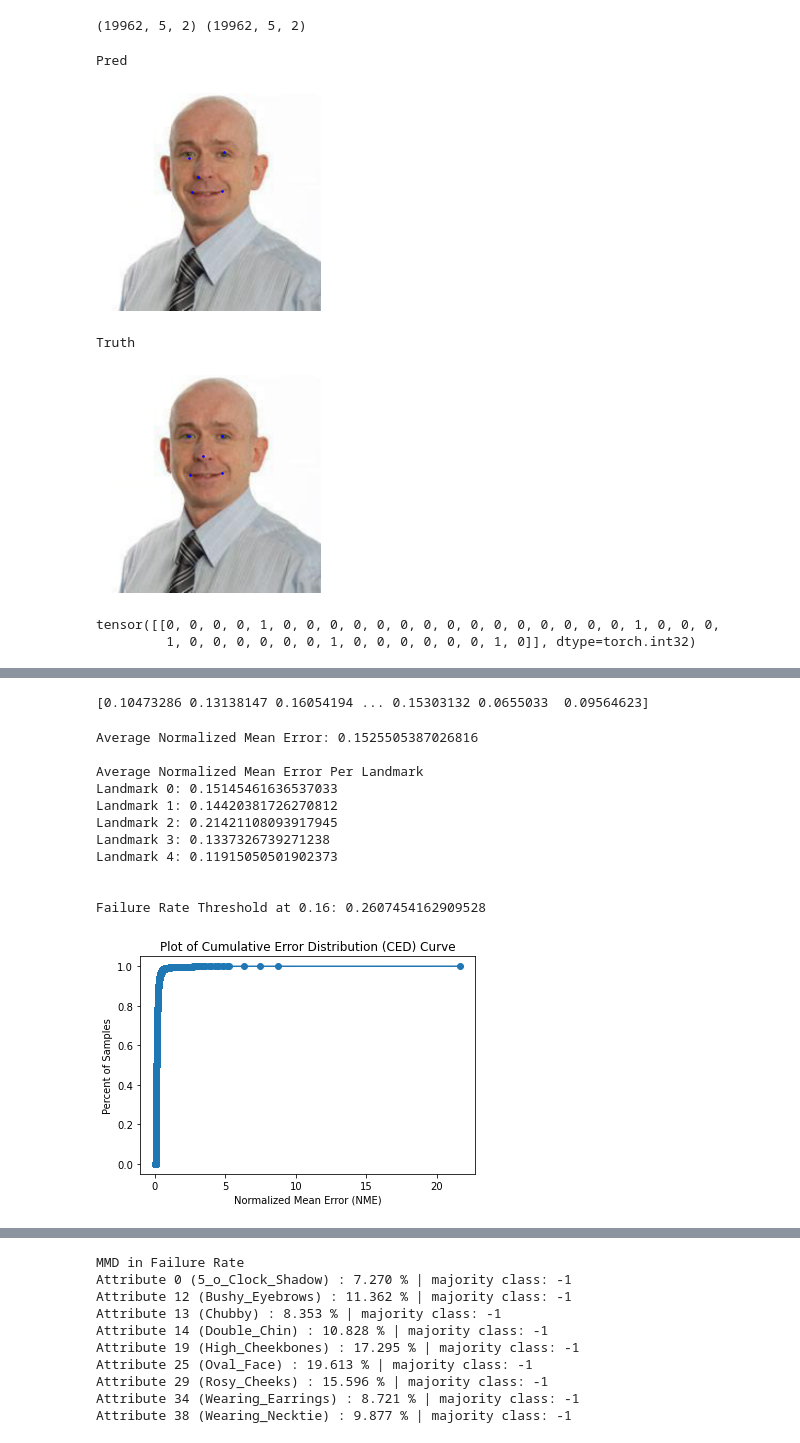
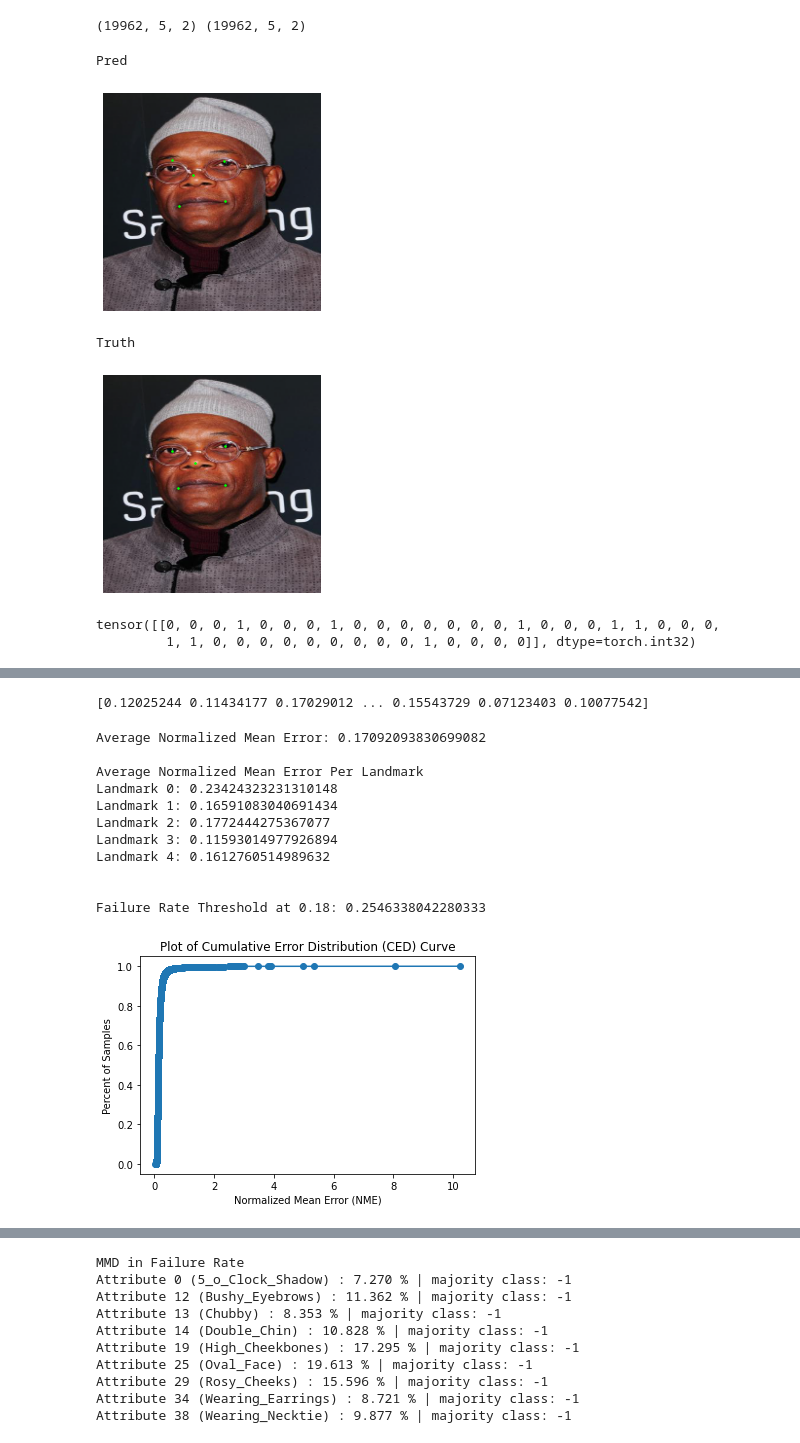
Before and after one commit to erikrozi/facial_landmark_debiasing, a Jupyter notebook: notebooks/evaluation-celeba.ipynb, the cells around one changed output, grey strips where cells are left out. Drawn from its saved outputs; the diff is of its cells as text; code cells hidden in the pictures.

```diff
--- a/notebooks/evaluation-celeba.ipynb
+++ b/notebooks/evaluation-celeba.ipynb
@@ -127,5 +108,7 @@ adversary.pt  model.pt  results.csv
+# %%
+checkpoint_path = 'PATH'
 # %%
-model_path = "/home/erikrozi/facial_landmark_debiasing/src/experiments/checkpoints/celeba_resnet_adversary_1/checkpoint_3/results.csv"
+model_path = checkpoint_path + 'celeba_resnet_adversary_1/checkpoint_1/results.csv'
 model_results = pd.read_csv(model_path)
 # %%
 num_landmarks = 5
@@ -147,27 +130,28 @@ def show_landmarks(image, landmarks, norm=True):
         image = inv_normalize(image)
 
     plt.imshow(transforms.ToPILImage()(image))
-    plt.scatter(landmarks[:, 0] * image.shape[-1], landmarks[:, 1] * image.shape[-2], s=10, marker='.', c='b')
+    plt.scatter(landmarks[:, 0] * image.shape[-1], landmarks[:, 1] * image.shape[-2], s=10, marker='.', c='lime')
     plt.axis('off')
     plt.pause(0.001)  # pause a bit so that plots are updated
 # %%
-img_num = 1000
+#2000, 2300, 5000
+img_num = 5000
 
 plt.figure()
 sample = test_dataset[img_num]
 print('Pred')
 show_landmarks(sample['image'], y_pred[img_num])
 print('Truth')
 show_landmarks(sample['image'], y[img_num])
 plt.show()
 print(sample['attributes'])
 # %% [output]
 Pred
-[figure, old version]
+[figure, new version]
 Truth
-[figure, old version]
+[figure, new version]
-tensor([[0, 0, 0, 0, 1, 0, 0, 0, 0, 0, 0, 0, 0, 0, 0, 0, 0, 0, 0, 0, 1, 0, 0, 0,
-         1, 0, 0, 0, 0, 0, 0, 1, 0, 0, 0, 0, 0, 0, 1, 0]], dtype=torch.int32)
+tensor([[0, 0, 0, 1, 0, 0, 0, 1, 0, 0, 0, 0, 0, 0, 0, 1, 0, 0, 0, 1, 1, 0, 0, 0,
+         1, 1, 0, 0, 0, 0, 0, 0, 0, 0, 0, 1, 0, 0, 0, 0]], dtype=torch.int32)
 # %%
 attribute_names = pd.read_csv(celeba_data_loc + 'attr_test.csv')
 attribute_names = attribute_names.columns[1:]
@@ -195,7 +179,7 @@ d = np.array([1*2**0.5]*num_samples)
 d = np.linalg.norm(y_pred[:, 1, :] - y_pred[:, 0, :], axis=1)
 print(d)
 # %% [output]
-[0.10473286 0.13138147 0.16054194 ... 0.15303132 0.0655033  0.09564623]
+[0.12025244 0.11434177 0.17029012 ... 0.15543729 0.07123403 0.10077542]
 # %%
 """
 Z = list of lists, where each entry is [sensitive attribute column number, majority condition]
@@ -250,7 +234,7 @@ def calc_fr(nme, alpha):
 #alpha = 0.007
 
 #alpha = 0.0095
-alpha = 0.16
+alpha = 0.18
 beta = 1
 nme_images = calc_nme_images(y_pred, y, num_landmarks, d)
 nme_landmark = calc_nme_landmark(y_pred, y, num_landmarks, d)
@@ -266,21 +250,21 @@ for i in range(num_landmarks):
 print('\n')
 print(f'Failure Rate Threshold at {alpha}: {fr}')
 # %% [output]
-Average Normalized Mean Error: 0.1525505387026816
+Average Normalized Mean Error: 0.17092093830699082
 
 Average Normalized Mean Error Per Landmark
-Landmark 0: 0.15145461636537033
-Landmark 1: 0.14420381726270812
-Landmark 2: 0.21421108093917945
-Landmark 3: 0.1337326739271238
-Landmark 4: 0.11915050501902373
+Landmark 0: 0.23424323231310148
+Landmark 1: 0.16591083040691434
+Landmark 2: 0.1772444275367077
+Landmark 3: 0.11593014977926894
+Landmark 4: 0.1612760514989632
 
 
-Failure Rate Threshold at 0.16: 0.2607454162909528
+Failure Rate Threshold at 0.18: 0.2546338042280333
 # %%
 ced = create_ced(nme_images)
 # %% [output]
-[figure, old version]
+[figure, new version]
 # %%
 no_outliers = nme_images[np.where(nme_images<beta)]
 ced = create_ced(no_outliers)
```
Also changed, not shown: parts of 9 cells of this notebook, 6 other files.
